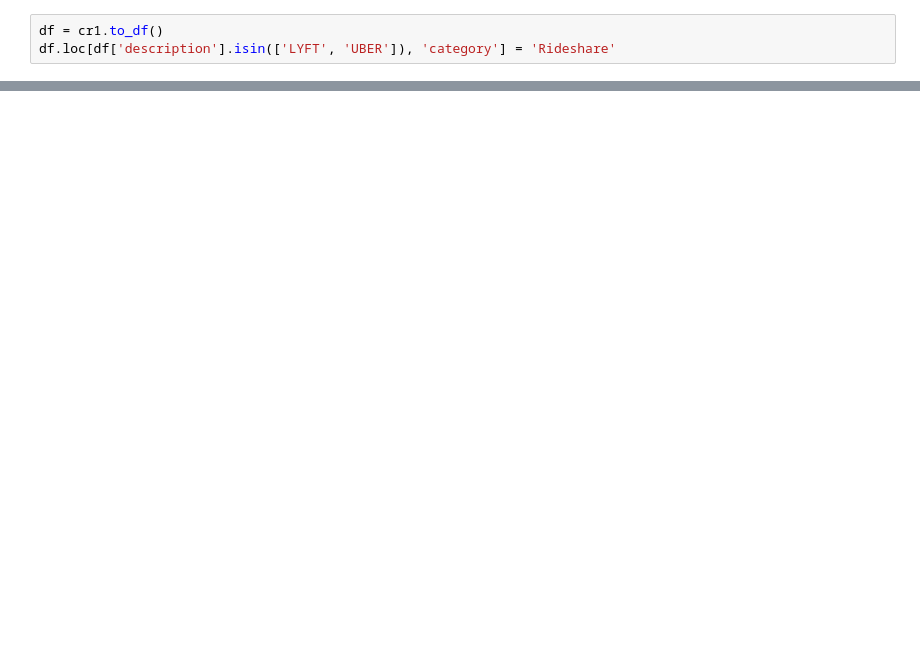
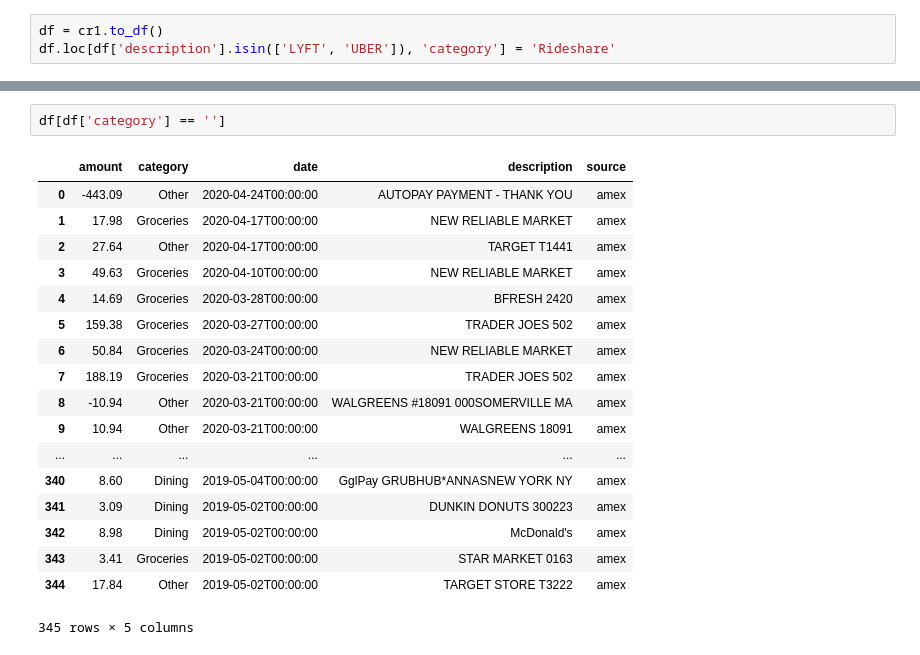
Before and after one commit to velicanu/expenses, a Jupyter notebook: notebooks/basic_visualization.ipynb, the cells around one changed output, grey strips where cells are left out. Cells and saved outputs as stored; diff of their text form; blank space fills up the shorter version.

```diff
--- a/notebooks/basic_visualization.ipynb
+++ b/notebooks/basic_visualization.ipynb
@@ -72,0 +55,21 @@ df.to_json()
+# %%
+df[df['category'] == '']
+# %% [output]
+|  | amount | category | date | description | source |
+| 0 | -443.09 | Other | 2020-04-24T00:00:00 | AUTOPAY PAYMENT - THANK YOU | amex |
+| 1 | 17.98 | Groceries | 2020-04-17T00:00:00 | NEW RELIABLE MARKET | amex |
+| 2 | 27.64 | Other | 2020-04-17T00:00:00 | TARGET T1441 | amex |
+| 3 | 49.63 | Groceries | 2020-04-10T00:00:00 | NEW RELIABLE MARKET | amex |
+| 4 | 14.69 | Groceries | 2020-03-28T00:00:00 | BFRESH 2420 | amex |
+| 5 | 159.38 | Groceries | 2020-03-27T00:00:00 | TRADER JOES 502 | amex |
+| 6 | 50.84 | Groceries | 2020-03-24T00:00:00 | NEW RELIABLE MARKET | amex |
+| 7 | 188.19 | Groceries | 2020-03-21T00:00:00 | TRADER JOES 502 | amex |
+| 8 | -10.94 | Other | 2020-03-21T00:00:00 | WALGREENS #18091 000SOMERVILLE MA | amex |
+| 9 | 10.94 | Other | 2020-03-21T00:00:00 | WALGREENS 18091 | amex |
+| ... | ... | ... | ... | ... | ... |
+| 340 | 8.60 | Dining | 2019-05-04T00:00:00 | GglPay GRUBHUB*ANNASNEW YORK NY | amex |
+| 341 | 3.09 | Dining | 2019-05-02T00:00:00 | DUNKIN DONUTS 300223 | amex |
+| 342 | 8.98 | Dining | 2019-05-02T00:00:00 | McDonald's | amex |
+| 343 | 3.41 | Groceries | 2019-05-02T00:00:00 | STAR MARKET 0163 | amex |
+| 344 | 17.84 | Other | 2019-05-02T00:00:00 | TARGET STORE T3222 | amex |
+345 rows × 5 columns
```
Also changed, not shown: parts of 7 cells of this notebook, 2 other files.
